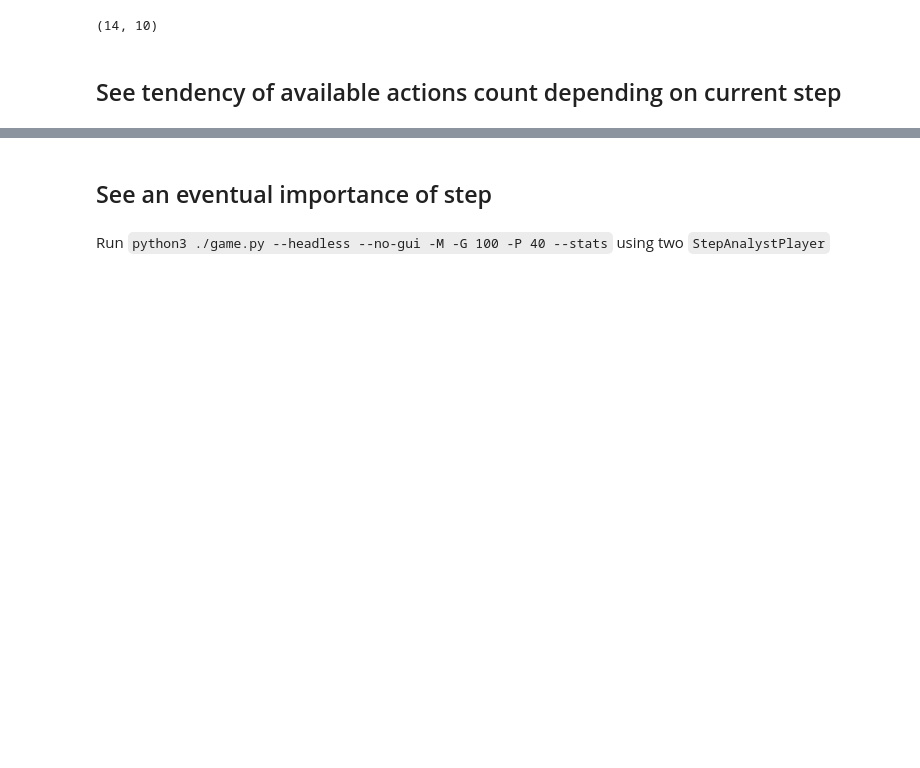
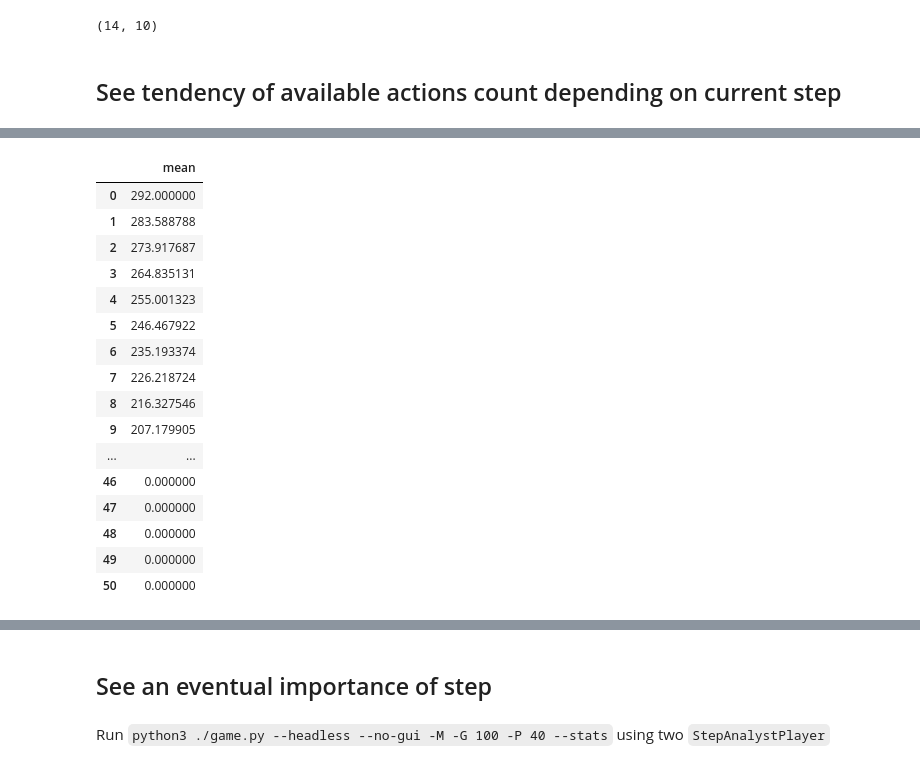
Before and after one commit to StephaneBranly/INF8215-Avalam-AI, a Jupyter notebook: stats/plot_experiments.ipynb, the cells around one changed output, grey strips where cells are left out. Drawn from its saved outputs; the diff is of its cells as text; code cells hidden in the pictures; blank space fills up the shorter version.

```diff
--- a/stats/plot_experiments.ipynb
+++ b/stats/plot_experiments.ipynb
@@ -216,5 +216,24 @@ _ = ax.set_ylabel("Number of available actions")
 # %%
 df_mean = pd.DataFrame({ 'mean': df.mean(axis=0), 'fac': np.ones(df.shape[1])})
+df_mean
+# %% [output]
+|  | mean |
+| 0 | 292.000000 |
+| 1 | 283.588788 |
+| 2 | 273.917687 |
+| 3 | 264.835131 |
+| 4 | 255.001323 |
+| 5 | 246.467922 |
+| 6 | 235.193374 |
+| 7 | 226.218724 |
+| 8 | 216.327546 |
+| 9 | 207.179905 |
+| ... | ... |
+| 46 | 0.000000 |
+| 47 | 0.000000 |
+| 48 | 0.000000 |
+| 49 | 0.000000 |
+| 50 | 0.000000 |
 # %%
 df_mean
 for i in range(50):
```
Also changed, not shown: parts of 17 cells of this notebook, 14 other files.
